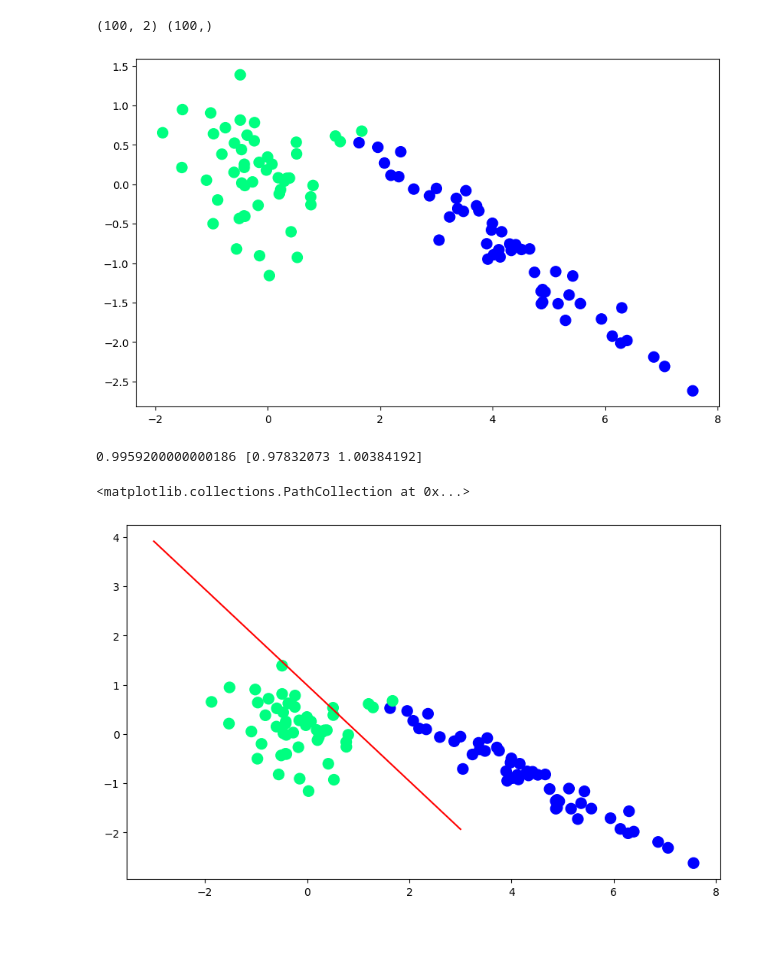
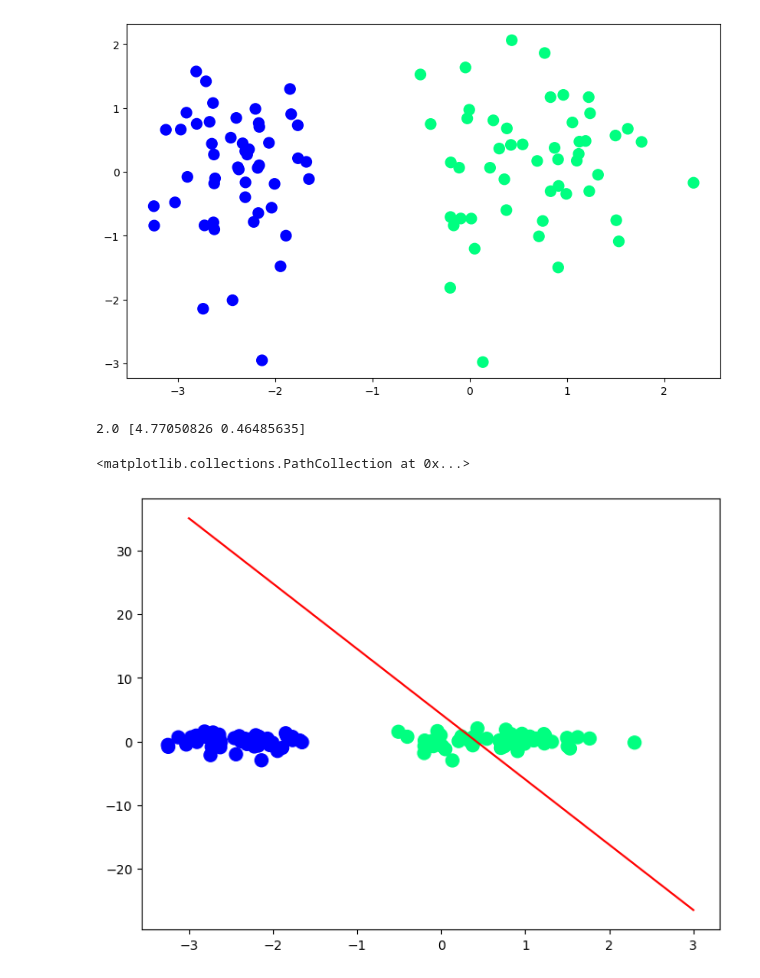
Before and after one commit to Swapn2/deep_learning, a Jupyter notebook: perceptron_trick.ipynb, the cells around one changed output. Drawn from its saved outputs; the diff is of its cells as text; code cells hidden in the pictures; blank space fills up the shorter version.

```diff
--- a/perceptron_trick.ipynb
+++ b/perceptron_trick.ipynb
@@ -3,10 +3,7 @@
 # %%
 from sklearn.datasets import make_classification
 import numpy as np
-x,y = make_classification(n_samples=100,n_features=2,n_informative=2,n_redundant=0,n_classes=2,n_clusters_per_class=1,random_state=41,hypercube=False,class_sep=10)
-print(x.shape,y.shape)
+x,y = make_classification(n_samples=100,n_features=2,n_informative=1,n_redundant=0,n_classes=2,n_clusters_per_class=1,random_state=41,hypercube=False,class_sep=15)
-# %% [output]
-(100, 2) (100,)
 # %%
 import matplotlib.pyplot as plt
 # %%
@@ -14,17 +11,17 @@ plt.figure(figsize=(10,6))
 plt.scatter(x[:,0],x[:,1],c=y,cmap='winter',s=100)
 plt.show()
 # %% [output]
-[figure, old version]
+[figure, new version]
 # %%
 def step(z):
   return 1 if z>0 else 0
 # %%
 def perceptron(x,y):
   x = np.insert(x,0,1, axis = 1)
-  weights = np.ones(x.shape[1])
-  lr = .00001
+  weights = (np.ones(x.shape[1]))
+  lr = 1
 
-  for i in range(1000):
+  for i in range(500):
     j = np.random.randint(0,100)
     y_hat = step(np.dot(x[j],weights))
     error = y[j] - y_hat
@@ -36,7 +33,7 @@ intercept_,coef_ = perceptron(x,y)
 # %%
 print(intercept_,coef_)
 # %% [output]
-0.9959200000000186 [0.97832073 1.00384192]
+2.0 [4.77050826 0.46485635]
 # %%
 m = -coef_[0]/coef_[1]
 b = intercept_/coef_[1]
@@ -45,9 +41,9 @@ b = intercept_/coef_[1]
 X_input = np.linspace(-3,3,100)
 Y_input = m*X_input + b
 # %%
-plt.figure(figsize=(10,6))
+plt.figure(figsize=(8,6))
 plt.plot(X_input,Y_input,'r')
 plt.scatter(x[:,0],x[:,1],c=y,cmap='winter',s=100)
 # %% [output]
 <matplotlib.collections.PathCollection at 0x...>
-[figure, old version]
+[figure, new version]
```
Also changed, not shown: parts of 1 cell of this notebook.
